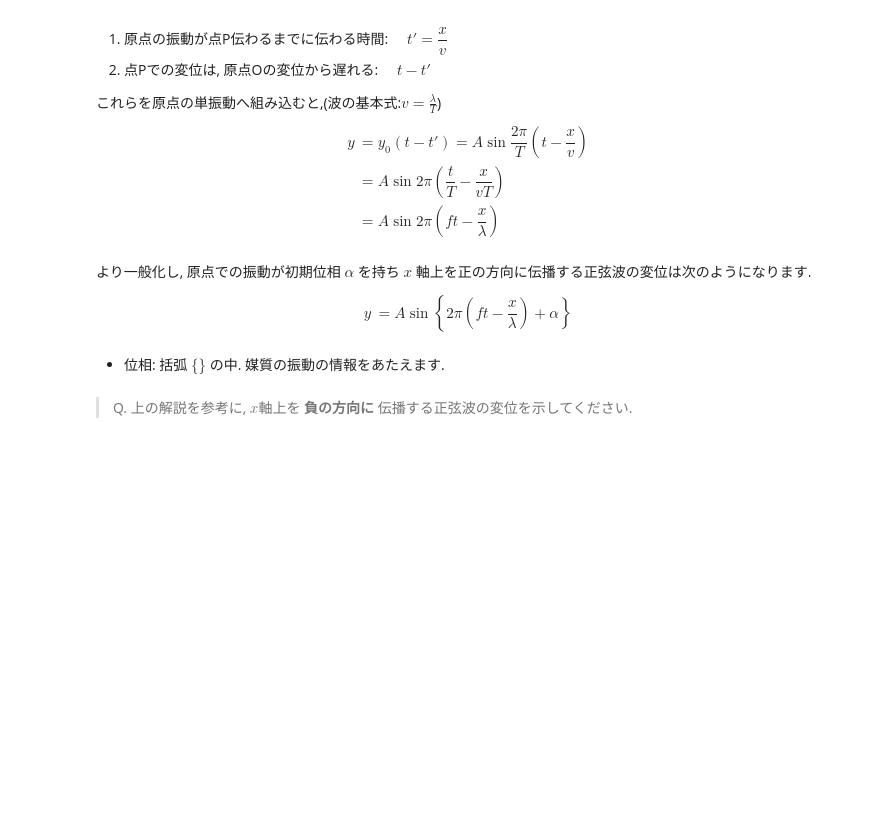
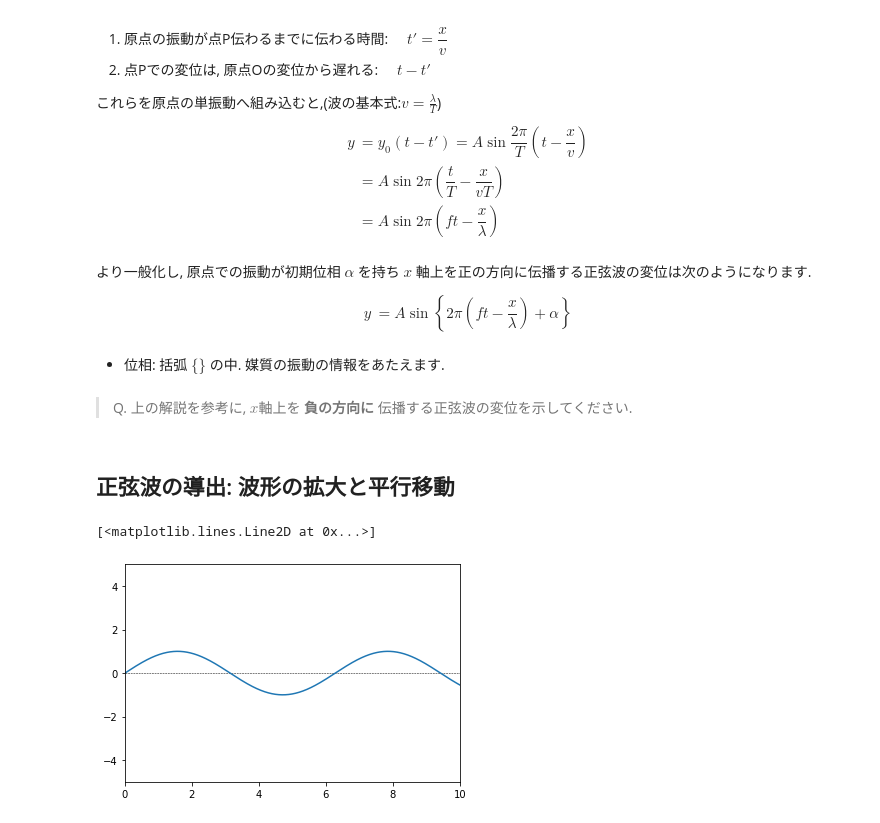
Before and after one commit to miokobayashii/AppliedPhysics1, a Jupyter notebook: 2230_正弦波_応用物理1.ipynb, the cells around one changed output. Saved outputs shown, nothing was run; the diff lists cells and outputs as text; code cells hidden in the pictures; blank space fills up the shorter version.

```diff
--- a/2230_正弦波_応用物理1.ipynb
+++ b/2230_正弦波_応用物理1.ipynb
@@ -55,3 +61,22 @@ y &= A \sin \left\{ 2\pi\left(f t - \dfrac{x}{\lambda}\right)+ \alpha\right\}&\\
 - 位相: 括弧 $\{\}$ の中. 媒質の振動の情報をあたえます.
 # %% [markdown]
 > Q. 上の解説を参考に, $x$軸上を **負の方向に** 伝播する正弦波の変位を示してください.
+# %% [markdown]
+## 正弦波の導出: 波形の拡大と平行移動
+# %%
+#@title y=sin(x);  y=sin(x+2π)=sin(x)
+%matplotlib inline
+import matplotlib as mpl
+import matplotlib.pyplot as plt
+import numpy as np
+
+x = np.linspace(0, 10, 1000)
+
+fig = plt.figure()
+plt.xlim(0, 10)
+plt.ylim(-5,+5)
+plt.axhline(y=0, color='k',linestyle='dashed', linewidth=0.5)
+plt.plot(x, np.sin(x), '-')
+# %% [output]
+[<matplotlib.lines.Line2D at 0x...>]
+[figure, added]
```
Also changed, not shown: parts of 9 cells of this notebook.
